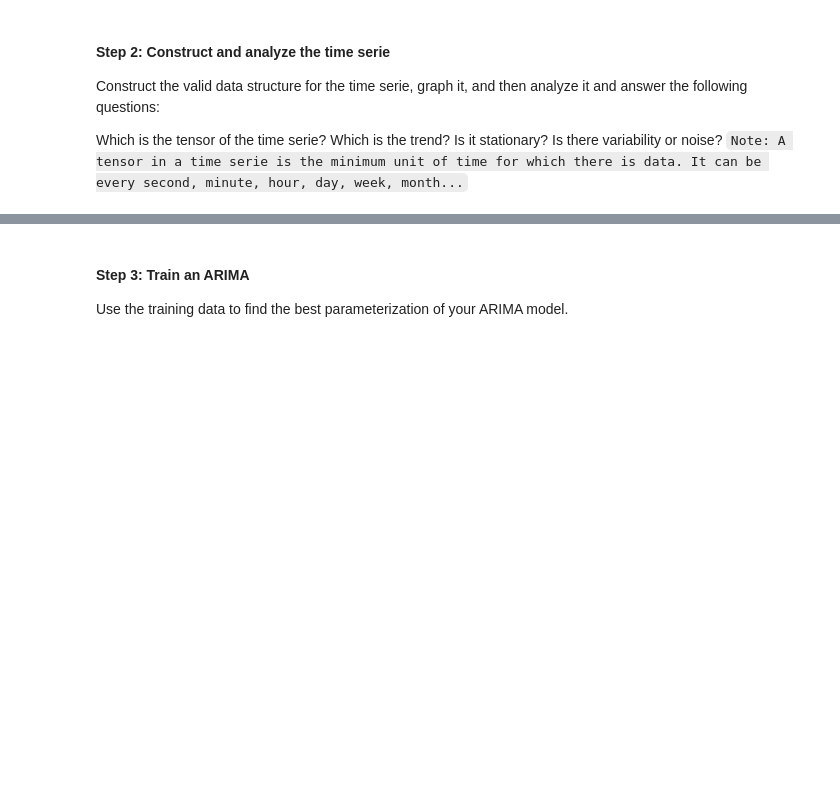
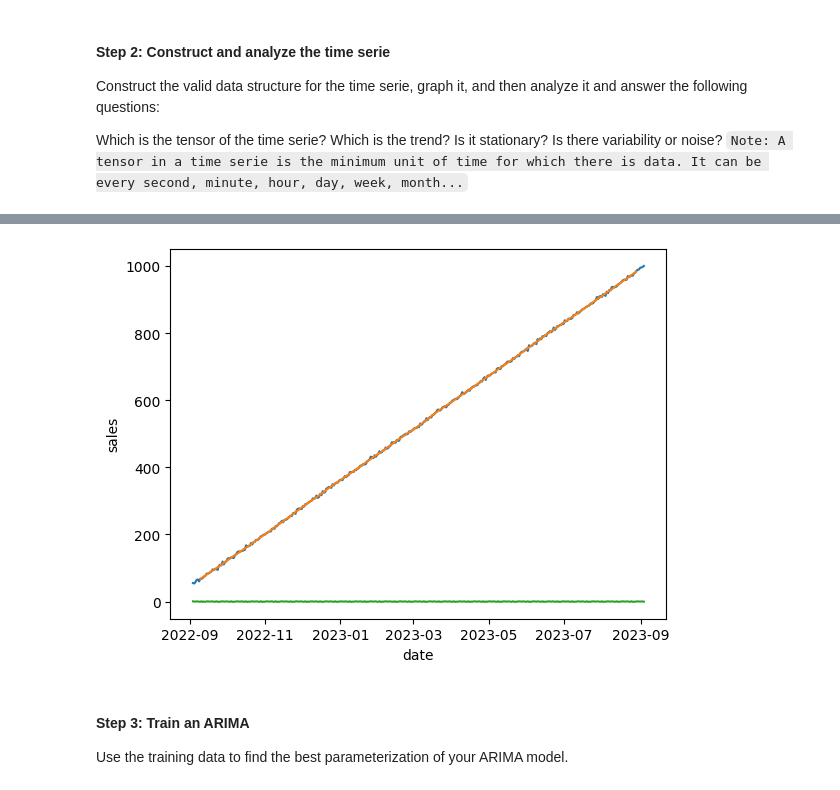
Before and after one commit to rodri-iot/machine_learning_project_time_series, a Jupyter notebook: src/app_time_series.ipynb, the cells around one changed output, grey strips where cells are left out. Cells and saved outputs as stored; diff of their text form; code cells hidden in the pictures; blank space fills up the shorter version.

```diff
--- a/src/app_time_series.ipynb
+++ b/src/app_time_series.ipynb
@@ -41,3 +82,11 @@ Is there variability or noise?
+# %%
+seasonal = decomposition.seasonal
+sns.lineplot(ts)
+sns.lineplot(trend)
+sns.lineplot(seasonal)
+plt.show()
+# %% [output]
+[figure, added]
 # %% [markdown]
 #### **Step 3: Train an ARIMA**
 Use the training data to find the best parameterization of your ARIMA model.
```
Also changed, not shown: parts of 6 cells of this notebook, 3 other files.
